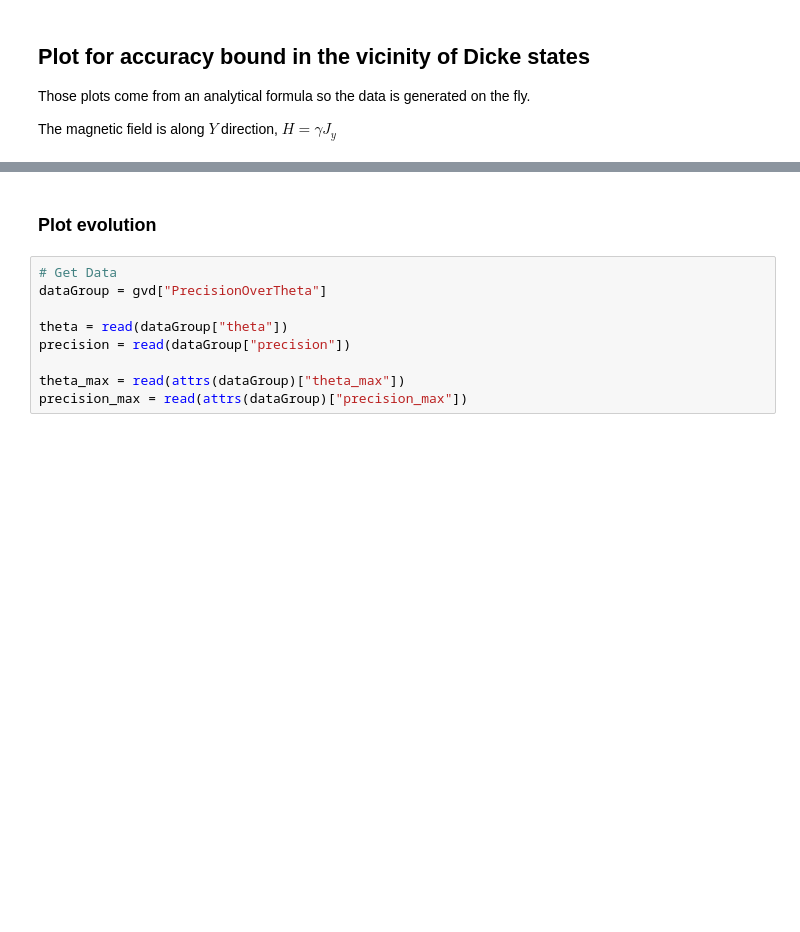
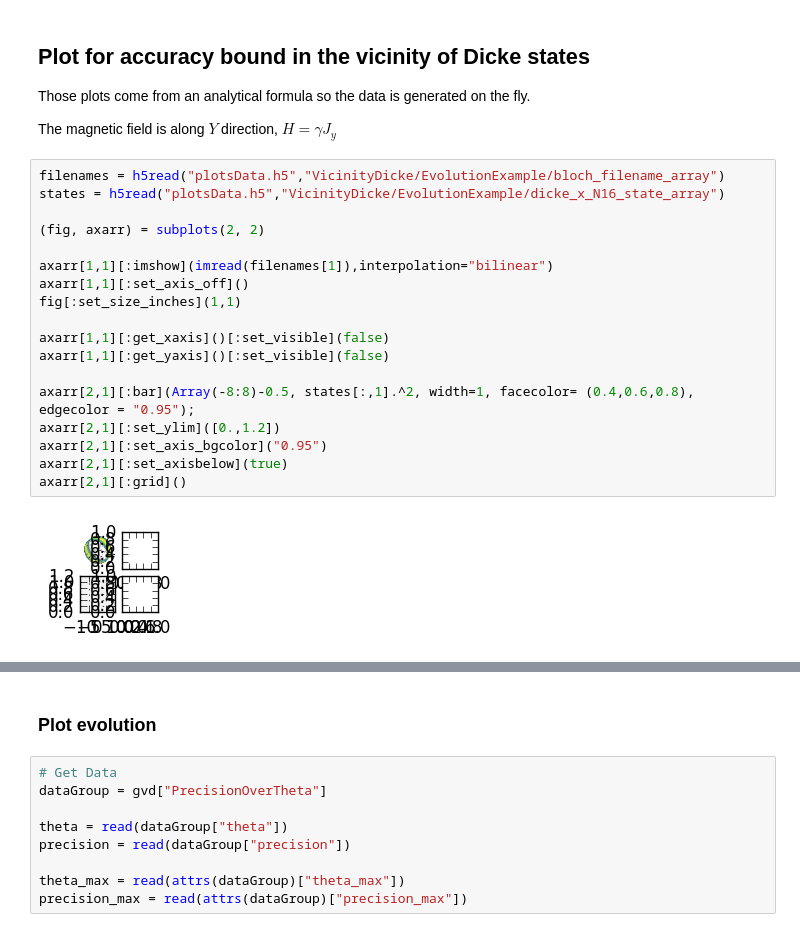
Before and after one commit to iagobaapellaniz/PhD_Thesis, a Jupyter notebook: mainPlots.ipynb, the cells around one changed output, grey strips where cells are left out. Saved outputs shown, nothing was run; the diff lists cells and outputs as text; blank space fills up the shorter version.

```diff
--- a/mainPlots.ipynb
+++ b/mainPlots.ipynb
@@ -68,3 +134,23 @@ savefig("svg/BG_hist_bin_2.svg", bbox_inches="tight")
 Those plots come from an analytical formula so the data is generated on the fly.
 
 The magnetic field is along $Y$ direction, $H=\gamma J_y$
+# %%
+filenames = h5read("plotsData.h5","VicinityDicke/EvolutionExample/bloch_filename_array")
+states = h5read("plotsData.h5","VicinityDicke/EvolutionExample/dicke_x_N16_state_array")
+
+(fig, axarr) = subplots(2, 2)
+
+axarr[1,1][:imshow](imread(filenames[1]),interpolation="bilinear")
+axarr[1,1][:set_axis_off]()
+fig[:set_size_inches](1,1)
+
+axarr[1,1][:get_xaxis]()[:set_visible](false)
+axarr[1,1][:get_yaxis]()[:set_visible](false)
+
+axarr[2,1][:bar](Array(-8:8)-0.5, states[:,1].^2, width=1, facecolor= (0.4,0.6,0.8), edgecolor = "0.95");
+axarr[2,1][:set_ylim]([0.,1.2])
+axarr[2,1][:set_axis_bgcolor]("0.95")
+axarr[2,1][:set_axisbelow](true)
+axarr[2,1][:grid]()
+# %% [output]
+[figure, added]
```
Also changed, not shown: parts of 18 cells of this notebook, 20 other files.
